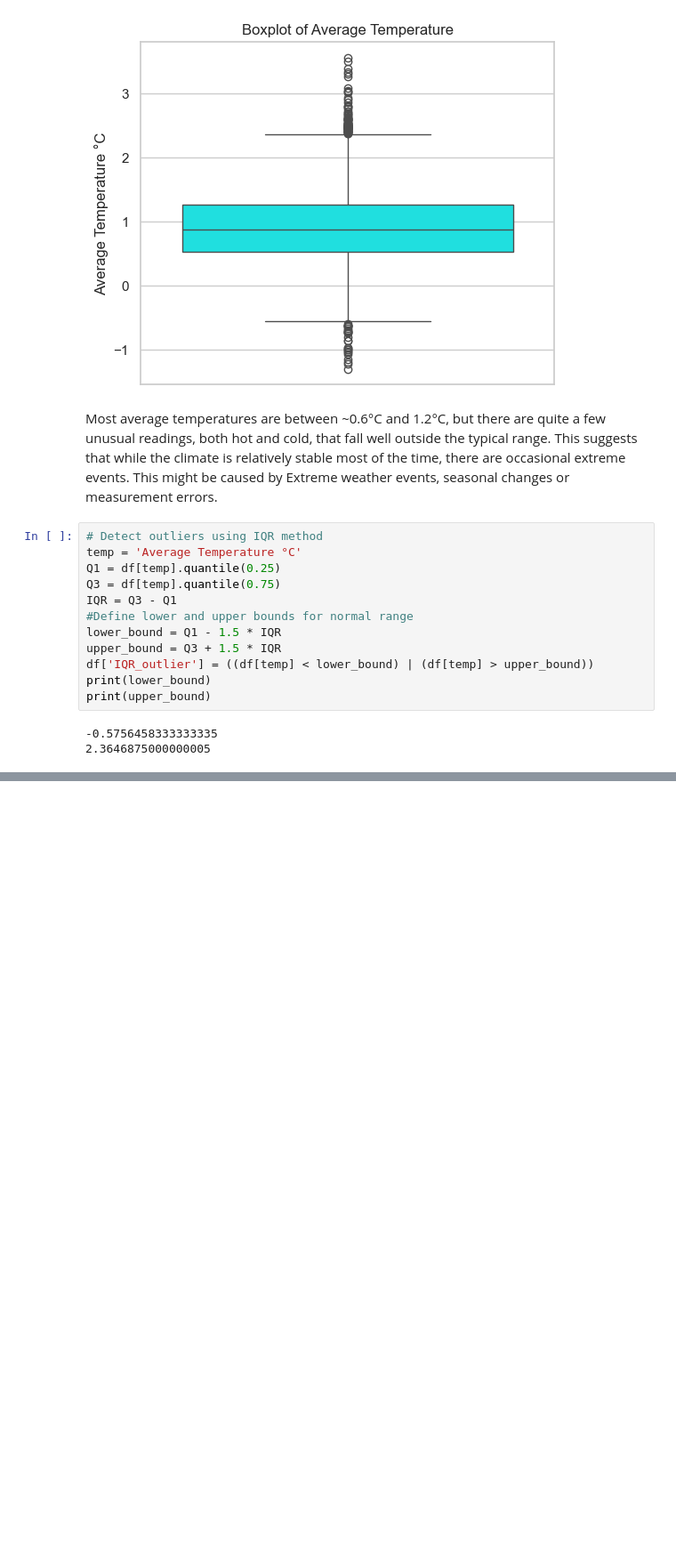
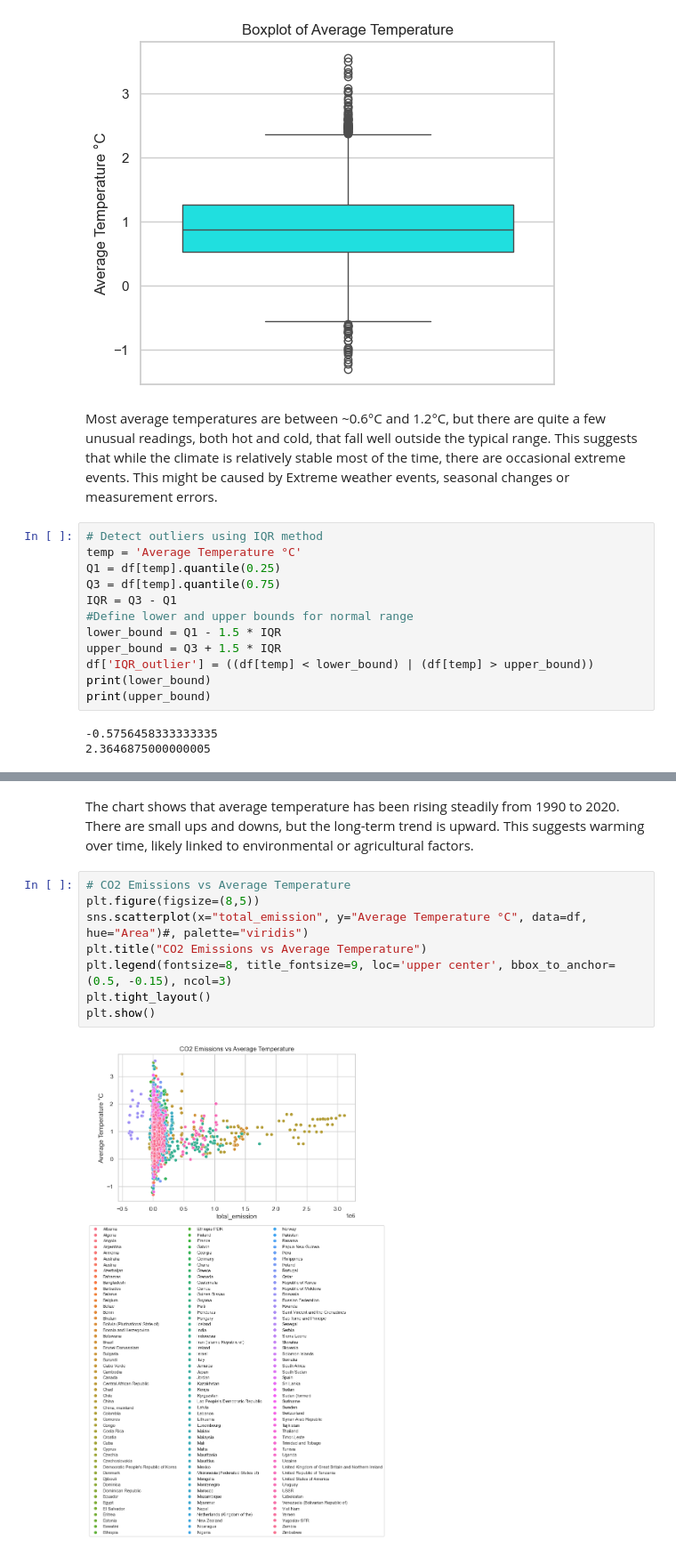
Before and after one commit to ThabangMmakola/2401PTDS_Regression_Project, a Jupyter notebook: Regression Project Thabang.ipynb, the cells around one changed output, grey strips where cells are left out. Shown at 89% size. Saved outputs shown, nothing was run; the diff lists cells and outputs as text; blank space fills up the shorter version.

```diff
--- a/Regression Project Thabang.ipynb
+++ b/Regression Project Thabang.ipynb
@@ -209,0 +217,14 @@ KeyError: 'Likely_error'
+# %% [markdown]
+The chart shows that average temperature has been rising steadily from 1990 to 2020.
+There are small ups and downs, but the long-term trend is upward.
+This suggests warming over time, likely linked to environmental or agricultural factors.
+# %%
+# CO2 Emissions vs Average Temperature
+plt.figure(figsize=(8,5))
+sns.scatterplot(x="total_emission", y="Average Temperature °C", data=df, hue="Area")#, palette="viridis")
+plt.title("CO2 Emissions vs Average Temperature")
+plt.legend(fontsize=8, title_fontsize=9, loc='upper center', bbox_to_anchor=(0.5, -0.15), ncol=3)
+plt.tight_layout()
+plt.show()
+# %% [output]
+[figure, added]
```
Also changed, not shown: parts of 10 cells of this notebook.
